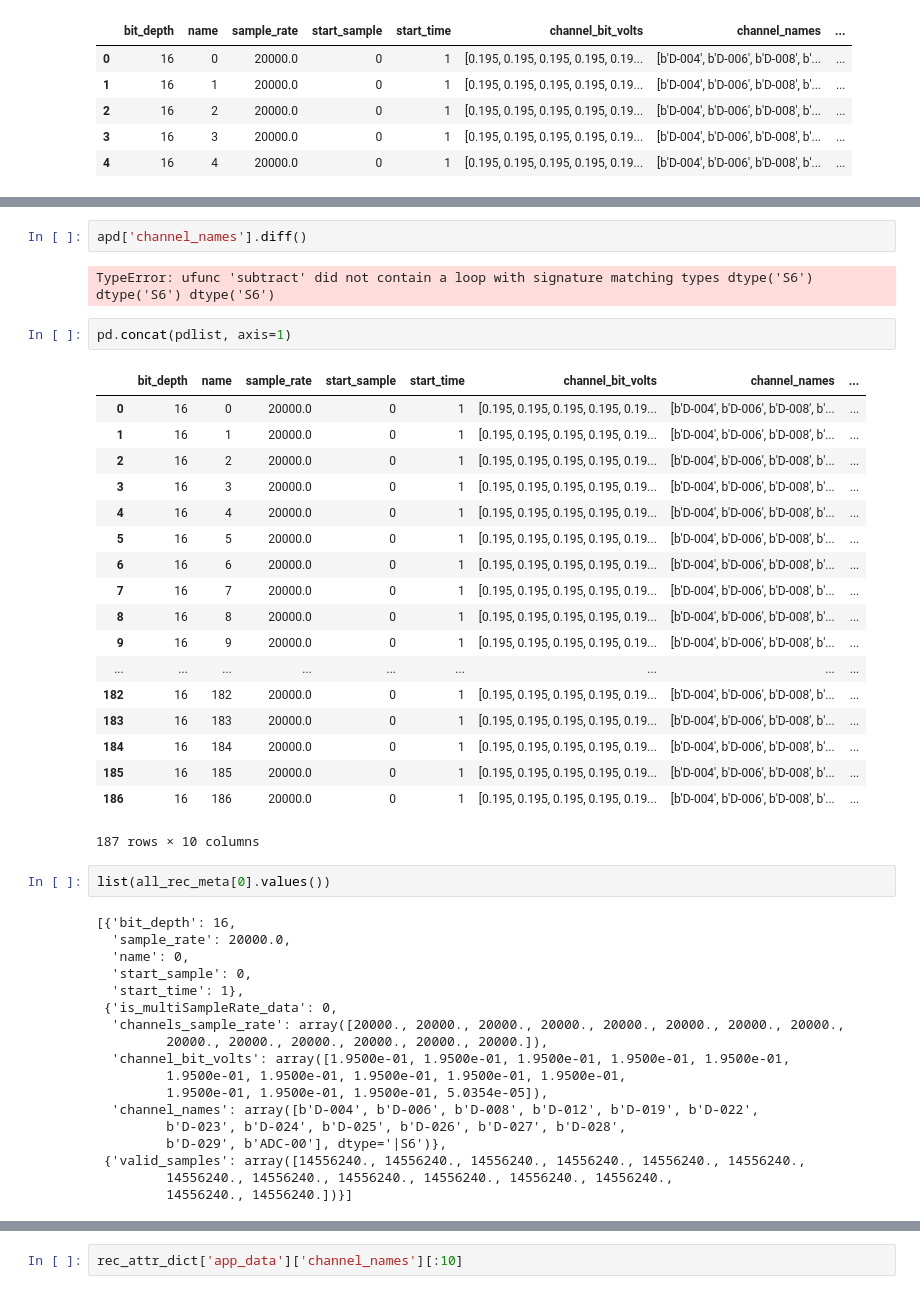
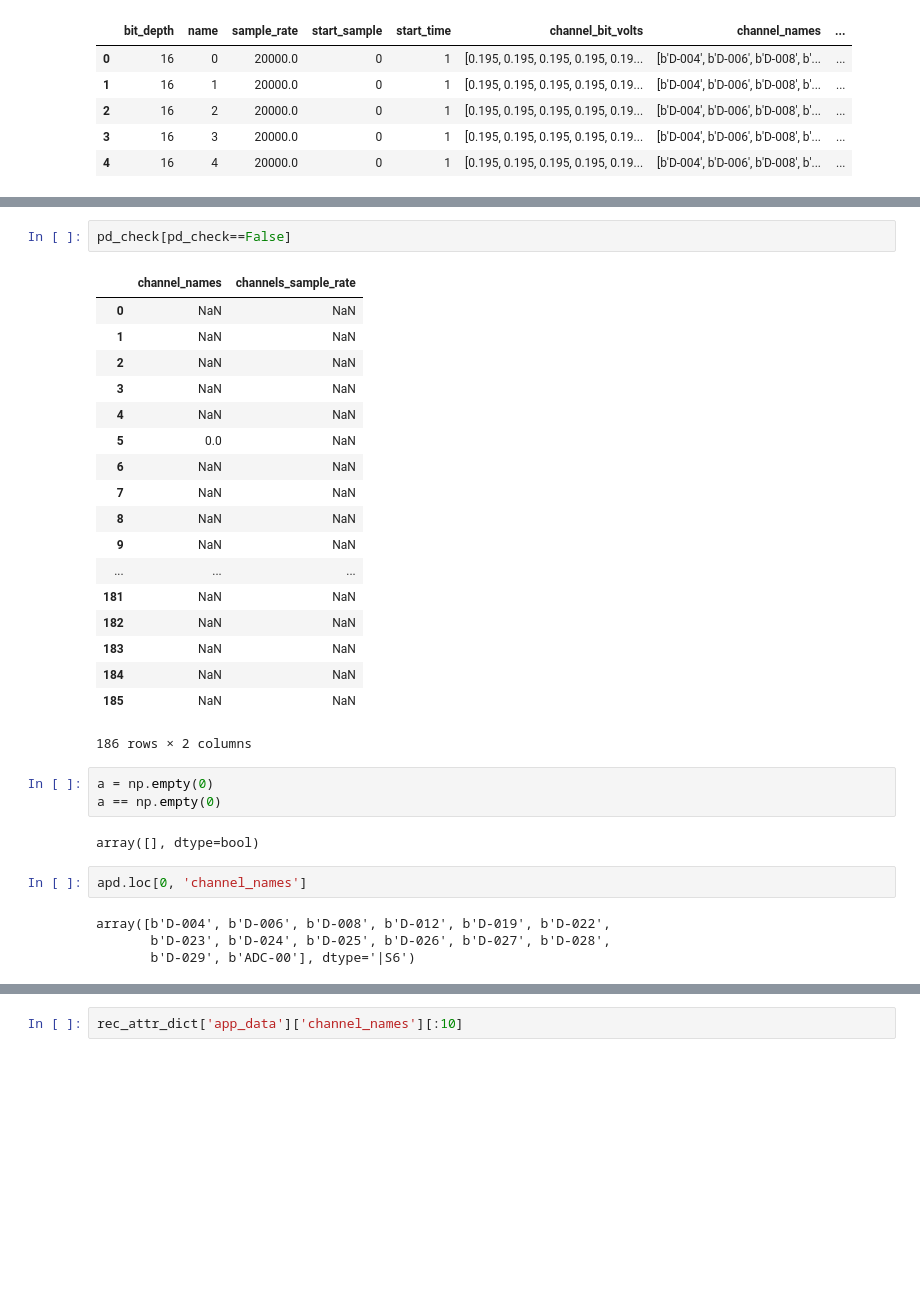
Before and after one commit to zekearneodo/pipefinch, a Jupyter notebook: rhd_kwik_mountain.ipynb, the cells around one changed output, grey strips where cells are left out. Saved outputs shown, nothing was run; the diff lists cells and outputs as text; blank space fills up the shorter version.

```diff
--- a/rhd_kwik_mountain.ipynb
+++ b/rhd_kwik_mountain.ipynb
@@ -169,45 +233,32 @@ apd.head()
+# %%
+pd_check[pd_check==False]
+# %% [output]
+|  | channel_names | channels_sample_rate |
+| 0 | NaN | NaN |
+| 1 | NaN | NaN |
+| 2 | NaN | NaN |
+| 3 | NaN | NaN |
+| 4 | NaN | NaN |
+| 5 | 0.0 | NaN |
+| 6 | NaN | NaN |
+| 7 | NaN | NaN |
+| 8 | NaN | NaN |
+| 9 | NaN | NaN |
+| ... | ... | ... |
+| 181 | NaN | NaN |
+| 182 | NaN | NaN |
+| 183 | NaN | NaN |
+| 184 | NaN | NaN |
+| 185 | NaN | NaN |
+186 rows × 2 columns
+# %%
+a = np.empty(0)
+a == np.empty(0)
+# %% [output]
+array([], dtype=bool)
 # %%
-apd['channel_names'].diff()
+apd.loc[0, 'channel_names']
 # %% [output]
-TypeError: ufunc 'subtract' did not contain a loop with signature matching types dtype('S6') dtype('S6') dtype('S6')
+array([b'D-004', b'D-006', b'D-008', b'D-012', b'D-019', b'D-022',
+       b'D-023', b'D-024', b'D-025', b'D-026', b'D-027', b'D-028',
+       b'D-029', b'ADC-00'], dtype='|S6')
-# %%
-pd.concat(pdlist, axis=1)
-# %% [output]
-|  | bit_depth | name | sample_rate | start_sample | start_time | channel_bit_volts | channel_names | ... |
-| 0 | 16 | 0 | 20000.0 | 0 | 1 | [0.195, 0.195, 0.195, 0.195, 0.19... | [b'D-004', b'D-006', b'D-008', b'... | ... |
-| 1 | 16 | 1 | 20000.0 | 0 | 1 | [0.195, 0.195, 0.195, 0.195, 0.19... | [b'D-004', b'D-006', b'D-008', b'... | ... |
-| 2 | 16 | 2 | 20000.0 | 0 | 1 | [0.195, 0.195, 0.195, 0.195, 0.19... | [b'D-004', b'D-006', b'D-008', b'... | ... |
-| 3 | 16 | 3 | 20000.0 | 0 | 1 | [0.195, 0.195, 0.195, 0.195, 0.19... | [b'D-004', b'D-006', b'D-008', b'... | ... |
-| 4 | 16 | 4 | 20000.0 | 0 | 1 | [0.195, 0.195, 0.195, 0.195, 0.19... | [b'D-004', b'D-006', b'D-008', b'... | ... |
-| 5 | 16 | 5 | 20000.0 | 0 | 1 | [0.195, 0.195, 0.195, 0.195, 0.19... | [b'D-004', b'D-006', b'D-008', b'... | ... |
-| 6 | 16 | 6 | 20000.0 | 0 | 1 | [0.195, 0.195, 0.195, 0.195, 0.19... | [b'D-004', b'D-006', b'D-008', b'... | ... |
-| 7 | 16 | 7 | 20000.0 | 0 | 1 | [0.195, 0.195, 0.195, 0.195, 0.19... | [b'D-004', b'D-006', b'D-008', b'... | ... |
-| 8 | 16 | 8 | 20000.0 | 0 | 1 | [0.195, 0.195, 0.195, 0.195, 0.19... | [b'D-004', b'D-006', b'D-008', b'... | ... |
-| 9 | 16 | 9 | 20000.0 | 0 | 1 | [0.195, 0.195, 0.195, 0.195, 0.19... | [b'D-004', b'D-006', b'D-008', b'... | ... |
-| ... | ... | ... | ... | ... | ... | ... | ... | ... |
-| 182 | 16 | 182 | 20000.0 | 0 | 1 | [0.195, 0.195, 0.195, 0.195, 0.19... | [b'D-004', b'D-006', b'D-008', b'... | ... |
-| 183 | 16 | 183 | 20000.0 | 0 | 1 | [0.195, 0.195, 0.195, 0.195, 0.19... | [b'D-004', b'D-006', b'D-008', b'... | ... |
-| 184 | 16 | 184 | 20000.0 | 0 | 1 | [0.195, 0.195, 0.195, 0.195, 0.19... | [b'D-004', b'D-006', b'D-008', b'... | ... |
-| 185 | 16 | 185 | 20000.0 | 0 | 1 | [0.195, 0.195, 0.195, 0.195, 0.19... | [b'D-004', b'D-006', b'D-008', b'... | ... |
-| 186 | 16 | 186 | 20000.0 | 0 | 1 | [0.195, 0.195, 0.195, 0.195, 0.19... | [b'D-004', b'D-006', b'D-008', b'... | ... |
-187 rows × 10 columns
-# %%
-list(all_rec_meta[0].values())
-# %% [output]
-[{'bit_depth': 16,
-  'sample_rate': 20000.0,
-  'name': 0,
-  'start_sample': 0,
-  'start_time': 1},
- {'is_multiSampleRate_data': 0,
-  'channels_sample_rate': array([20000., 20000., 20000., 20000., 20000., 20000., 20000., 20000.,
-         20000., 20000., 20000., 20000., 20000., 20000.]),
-  'channel_bit_volts': array([1.9500e-01, 1.9500e-01, 1.9500e-01, 1.9500e-01, 1.9500e-01,
-         1.9500e-01, 1.9500e-01, 1.9500e-01, 1.9500e-01, 1.9500e-01,
-         1.9500e-01, 1.9500e-01, 1.9500e-01, 5.0354e-05]),
-  'channel_names': array([b'D-004', b'D-006', b'D-008', b'D-012', b'D-019', b'D-022',
-         b'D-023', b'D-024', b'D-025', b'D-026', b'D-027', b'D-028',
-         b'D-029', b'ADC-00'], dtype='|S6')},
- {'valid_samples': array([14556240., 14556240., 14556240., 14556240., 14556240., 14556240.,
-         14556240., 14556240., 14556240., 14556240., 14556240., 14556240.,
-         14556240., 14556240.])}]
```
Also changed, not shown: parts of 35 cells of this notebook, 6 other files.
